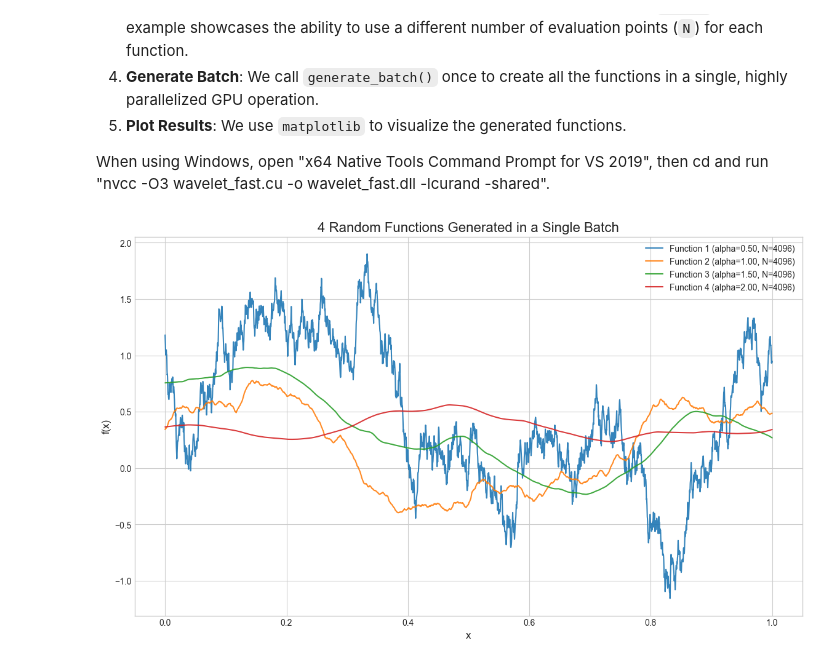
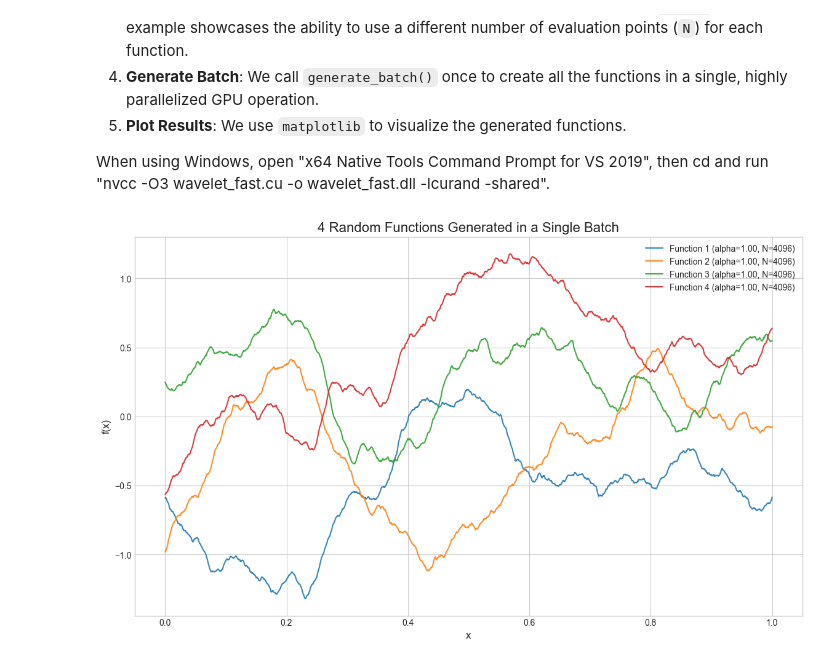
Before and after one commit to tianyima2000/Adaptive_ICL, a Jupyter notebook: plot.ipynb, the cells around one changed output. Cells and saved outputs as stored; diff of their text form; code cells hidden in the pictures.

```diff
--- a/plot.ipynb
+++ b/plot.ipynb
@@ -24,46 +25,38 @@ if os.path.abspath('.') not in sys.path:
 from random_besov import FastWaveletBatchGenerator
 # %%
 # Define parameters for a batch of 4 functions
-params_list = []
+params = {'d': 1, 'alpha': 1, 'J': 10, 'C0': 1.0}
 X_list = []
 num_functions = 4
 for i in range(num_functions):
-    params_list.append({
-        'd': 1,
-        'alpha': 0.5+0.5*i,
-        'J': 10,
-        'seed': np.random.randint(0, 2**30),
-        'C0': 1.0
-    })
-
     X_list.append(np.linspace(0, 1, 4096).reshape(-1, 1))
 
 
 
 # Generate all functions in a single batch call
 random_besov_generator = FastWaveletBatchGenerator(wavelet='db6', cascade_level=8)
-Y_list = random_besov_generator.generate_batch(X_list, params_list)
+Y_list = random_besov_generator.generate_batch(X_list, params)
 random_besov_generator.cleanup()
 
 
 # Plot the results
 plt.style.use('seaborn-v0_8-whitegrid')
 fig, ax = plt.subplots(figsize=(14, 8))
 
 for i in range(num_functions):
     x_coords = X_list[i].flatten()
     y_coords = Y_list[i]
-    alpha_val = params_list[i]['alpha']
+    alpha_val = params['alpha']
     ax.plot(x_coords, y_coords, label=f'Function {i+1} (alpha={alpha_val:.2f}, N={len(x_coords)})', alpha=0.9)
 
 ax.set_title(f'{num_functions} Random Functions Generated in a Single Batch', fontsize=16)
 ax.set_xlabel('x', fontsize=12)
 ax.set_ylabel('f(x)', fontsize=12)
 ax.legend()
 ax.grid(True)
 plt.show()
 # %% [output]
-[figure, old version]
+[figure, new version]
 # %%
 def sample_unit_ball(d, n):
     z = np.random.normal(size=(n, d))
```
Also changed, not shown: parts of 6 cells of this notebook, 4 other files.
